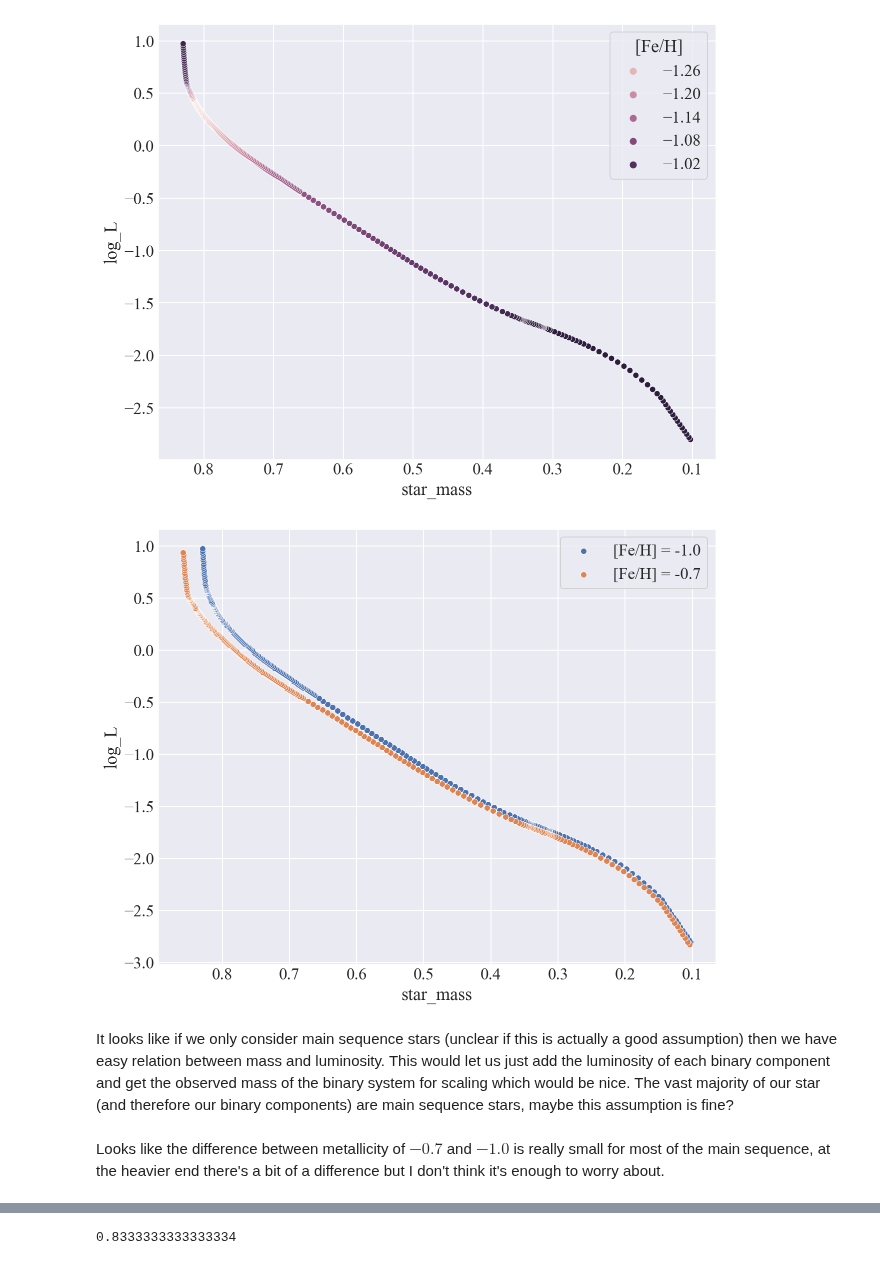
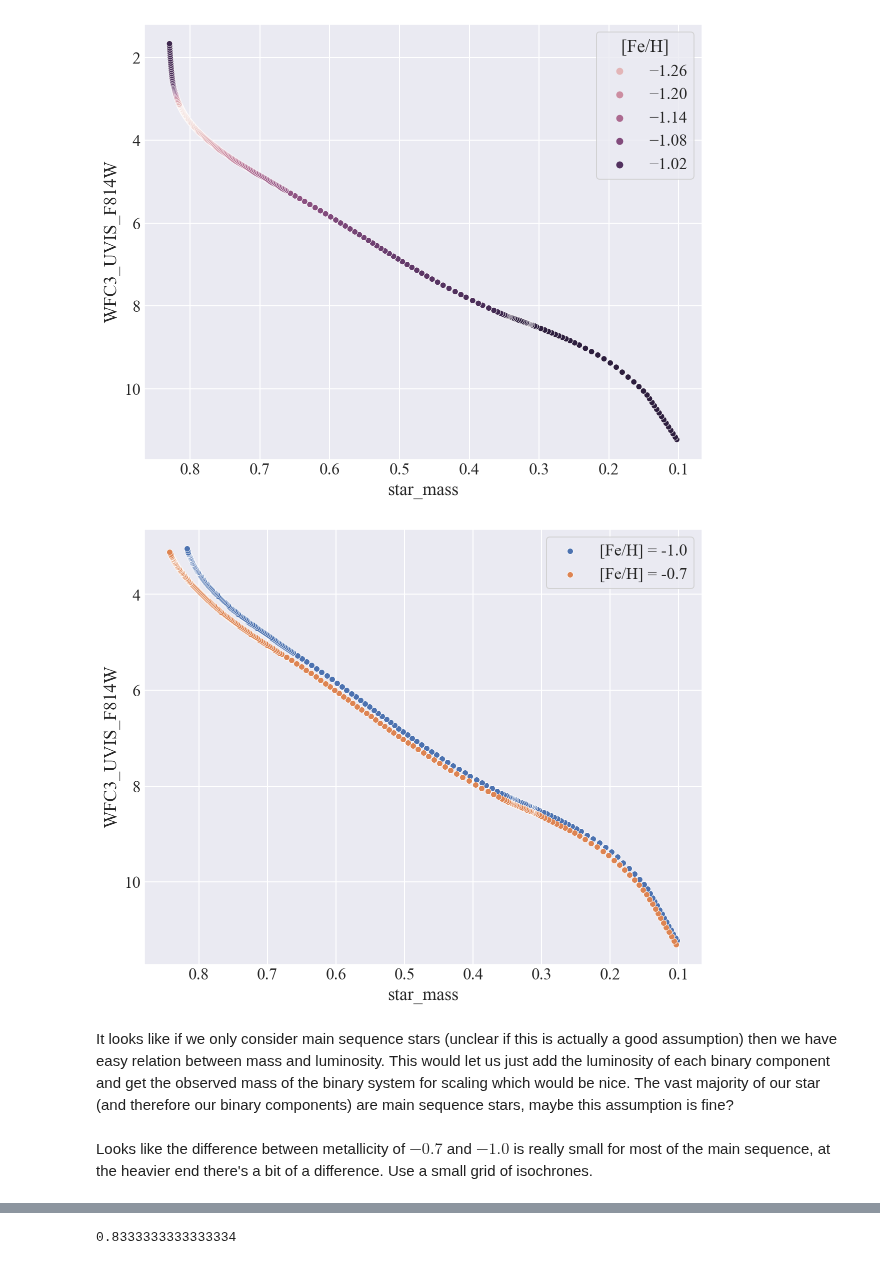
Before and after one commit to pjs902/honours-thesis, a Jupyter notebook: notebooks/isochrones.ipynb, the cells around one changed output, grey strips where cells are left out. Drawn from its saved outputs; the diff is of its cells as text; code cells hidden in the pictures.

Commit message:
switch to F814W filter isochrone

```diff
--- a/notebooks/isochrones.ipynb
+++ b/notebooks/isochrones.ipynb
@@ -39,7 +41,7 @@ data = ezmist.get_one_isochrone(
     v_div_vcrit=0.0,
     age_scale="linear",
     output_option="photometry",
-    output="UBVRIplus",
+    output="HST_WFC3",
 ).to_pandas()
 
 data_47T = ezmist.get_one_isochrone(
@@ -48,7 +50,7 @@ data_47T = ezmist.get_one_isochrone(
     v_div_vcrit=0.0,
     age_scale="linear",
     output_option="photometry",
-    output="UBVRIplus",
+    output="HST_WFC3",
 ).to_pandas()
 # %% [output]
 Interrogating http://waps.cfa.harvard.edu/MIST/iso_form.php...
@@ -92,28 +102,38 @@ Index(['index', 'EEP', 'isochrone_age_yr', 'initial_mass', 'star_mass',
 # %%
 plt.figure()
 # this is hacky but whatever
-sns.scatterplot(data=data[0 : int(1463 / 6)], x="star_mass", y="log_L", hue="[Fe/H]")
+sns.scatterplot(
+    data=data[0 : int(1463 / 6)], x="star_mass", y="WFC3_UVIS_F814W", hue="[Fe/H]"
+)
 
 plt.gca().invert_xaxis()
+plt.gca().invert_yaxis()
 # %% [output]
-[figure, old version]
+[figure, new version]
 # %%
 plt.figure()
 # this is hacky but whatever
 sns.scatterplot(
-    data=data[0 : int(1463 / 6)], x="star_mass", y="log_L", label="[Fe/H] = -1.0"
+    data=data[0 : int(1463 / 7)],
+    x="star_mass",
+    y="WFC3_UVIS_F814W",
+    label="[Fe/H] = -1.0",
 )
 sns.scatterplot(
-    data=data_47T[0 : int(1463 / 6)], x="star_mass", y="log_L", label="[Fe/H] = -0.7"
+    data=data_47T[0 : int(1463 / 7)],
+    x="star_mass",
+    y="WFC3_UVIS_F814W",
+    label="[Fe/H] = -0.7",
 )
 
 plt.gca().invert_xaxis()
+plt.gca().invert_yaxis()
 # %% [output]
-[figure, old version]
+[figure, new version]
 # %% [markdown]
 It looks like if we only consider main sequence stars (unclear if this is actually a good assumption) then we have easy relation between mass and luminosity. This would let us just add the luminosity of each binary component and get the observed mass of the binary system for scaling which would be nice. The vast majority of our star (and therefore our binary components) are main sequence stars, maybe this assumption is fine?
 # %% [markdown]
-Looks like the difference between metallicity of $-0.7$ and $-1.0$ is really small for most of the main sequence, at the heavier end there's a bit of a difference but I don't think it's enough to worry about.
+Looks like the difference between metallicity of $-0.7$ and $-1.0$ is really small for most of the main sequence, at the heavier end there's a bit of a difference. Use a small grid of isochrones.
 # %%
 # I'm thinking just stick some splines on there each way for the conversions:
 
```
Also changed, not shown: parts of 12 cells of this notebook, 1 other file.
